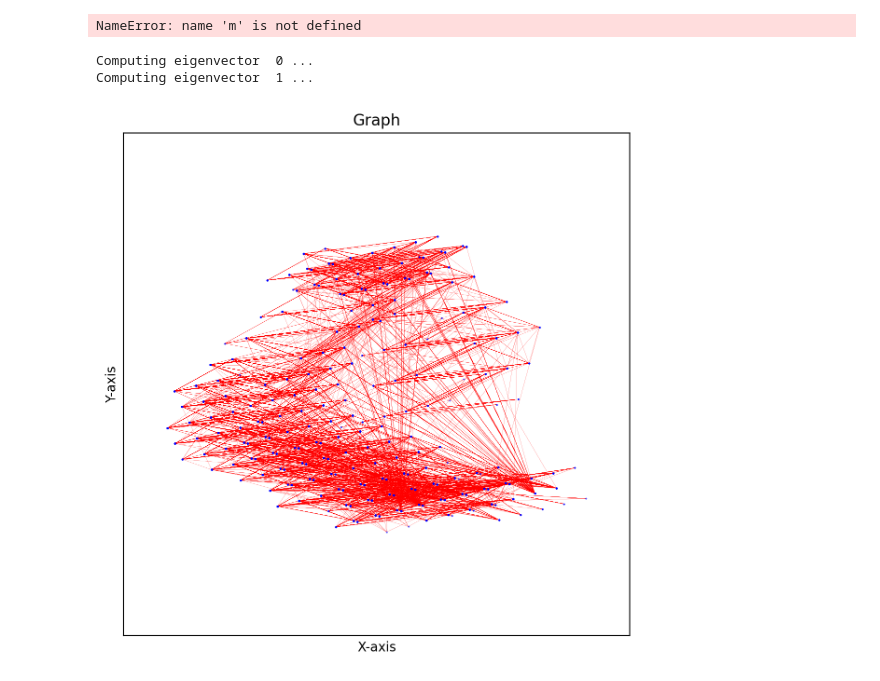
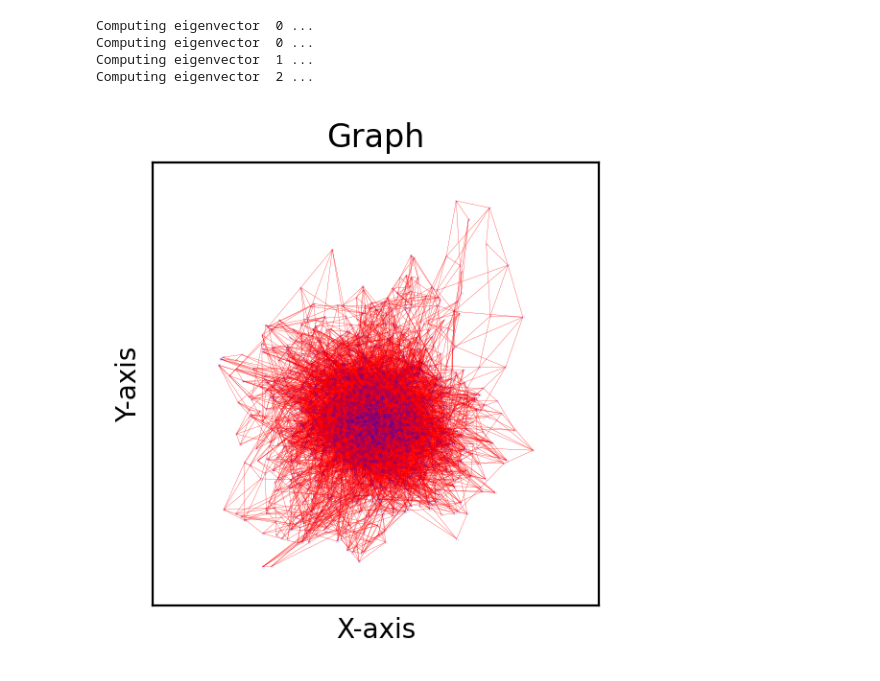
Before and after one commit to pauromeu/cla-project-drawing-graphs-by-eigenvectors, a Jupyter notebook: src/main.ipynb, the cells around one changed output. Cells and saved outputs as stored; diff of their text form; code cells hidden in the pictures.

Commit message:
Fixed some errors in hde implementation. Included some tests.

```diff
--- a/src/main.ipynb
+++ b/src/main.ipynb
@@ -42,7 +76,15 @@ print(G)
-# %%
-#print(x_coord)
-#print(y_coord)
-aux = np.zeros(shape = (m,m))
-graph_plot(G.adj_matrix, x_coord, y_coord, node_size = 0.1)
-# %% [output]
-NameError: name 'm' is not defined
+# %%
+#print(x_coord)
+#print(y_coord)
+p = 3
+m = 50
+V, B, X = hde_spectral_drawing(G, p, m, tol = 1e-10, max_iters = 10000, test = False, use_gershgorin = False)
+x_coord, y_coord = V[:,0], V[:,1]
+
+graph_plot(G.adj_matrix, x_coord, y_coord, node_size = 0.001, figsize = (3,3), add_labels = False)
+# %% [output]
+Computing eigenvector  0 ...
+Computing eigenvector  0 ...
+Computing eigenvector  1 ...
+Computing eigenvector  2 ...
+[figure, added]
@@ -55,12 +97,0 @@ plt.scatter(x, y, s = 0.05)
-# %%
-p = 2
-m = 50
-U = hde_spectral_drawing(G, p, m, tol = 1e-8, max_iters = 5000)
-# %% [output]
-Computing eigenvector  0 ...
-Computing eigenvector  1 ...
-# %%
-len(U[:,0])
-graph_plot(G.adj_matrix, U[:,0], U[:,1], node_size = 0.1)
-# %% [output]
-[figure, removed]
```
Also changed, not shown: parts of 9 cells of this notebook, 8 other files.
